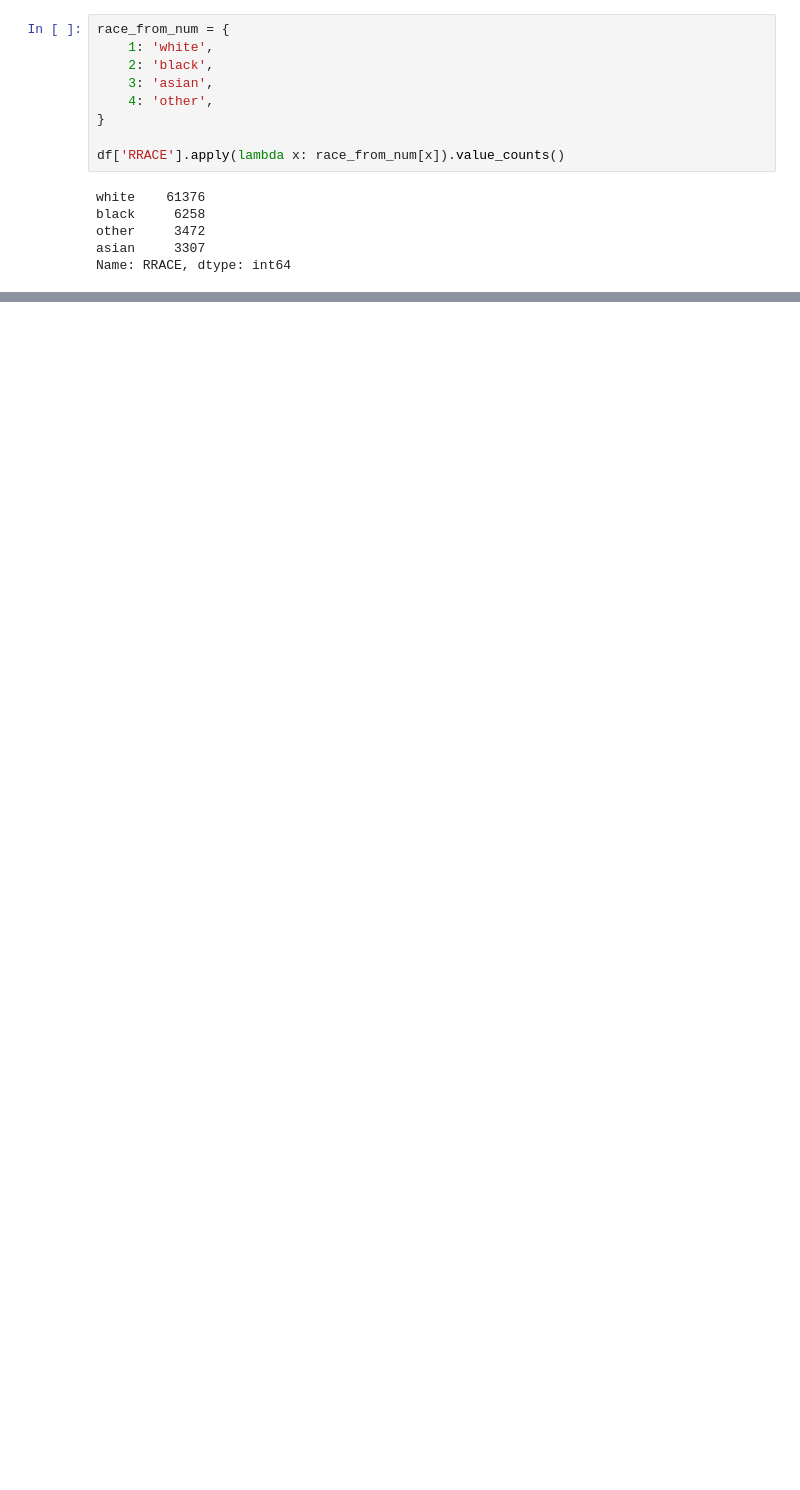
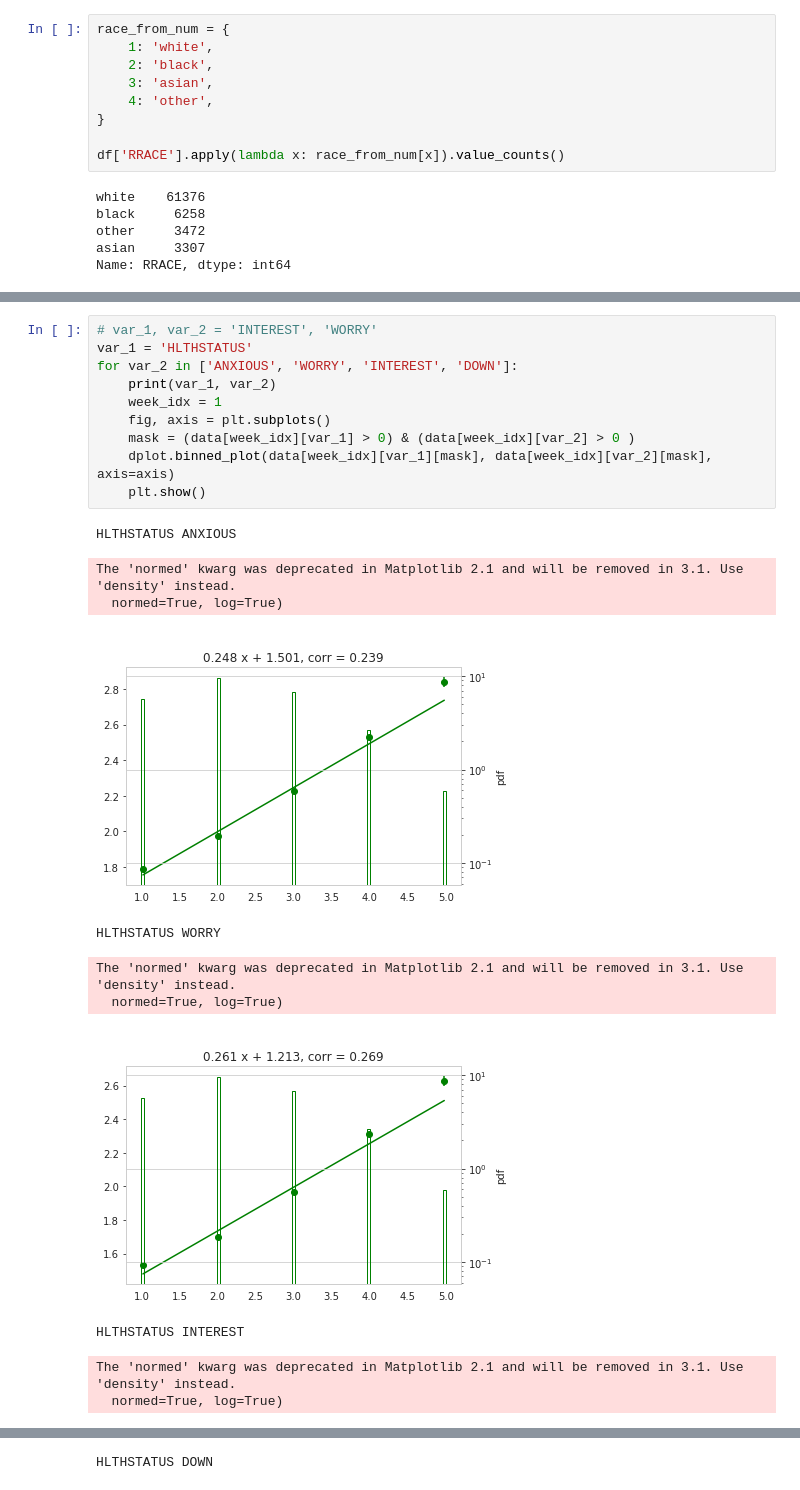
Before and after one commit to evdelph/DS4A-Women-Summit, a Jupyter notebook: notebooks/EDA_marina.ipynb, the cells around one changed output, grey strips where cells are left out. Cells and saved outputs as stored; diff of their text form; blank space fills up the shorter version.

```diff
--- a/notebooks/EDA_marina.ipynb
+++ b/notebooks/EDA_marina.ipynb
@@ -143,0 +303,22 @@ var = 'WRKLOSS'
+# %%
+# var_1, var_2 = 'INTEREST', 'WORRY'
+var_1 = 'HLTHSTATUS'
+for var_2 in ['ANXIOUS', 'WORRY', 'INTEREST', 'DOWN']:
+    print(var_1, var_2)
+    week_idx = 1
+    fig, axis = plt.subplots()
+    mask = (data[week_idx][var_1] > 0) & (data[week_idx][var_2] > 0 )
+    dplot.binned_plot(data[week_idx][var_1][mask], data[week_idx][var_2][mask], axis=axis)
+    plt.show()
+# %% [output]
+HLTHSTATUS ANXIOUS
+The 'normed' kwarg was deprecated in Matplotlib 2.1 and will be removed in 3.1. Use 'density' instead.
+  normed=True, log=True)
+[figure, added]
+HLTHSTATUS WORRY
+The 'normed' kwarg was deprecated in Matplotlib 2.1 and will be removed in 3.1. Use 'density' instead.
+  normed=True, log=True)
+[figure, added]
+HLTHSTATUS INTEREST
+The 'normed' kwarg was deprecated in Matplotlib 2.1 and will be removed in 3.1. Use 'density' instead.
+  normed=True, log=True)
@@ -143,0 +326 @@ var = 'WRKLOSS'
+HLTHSTATUS DOWN
```
Also changed, not shown: parts of 35 cells of this notebook, 1 other file.
